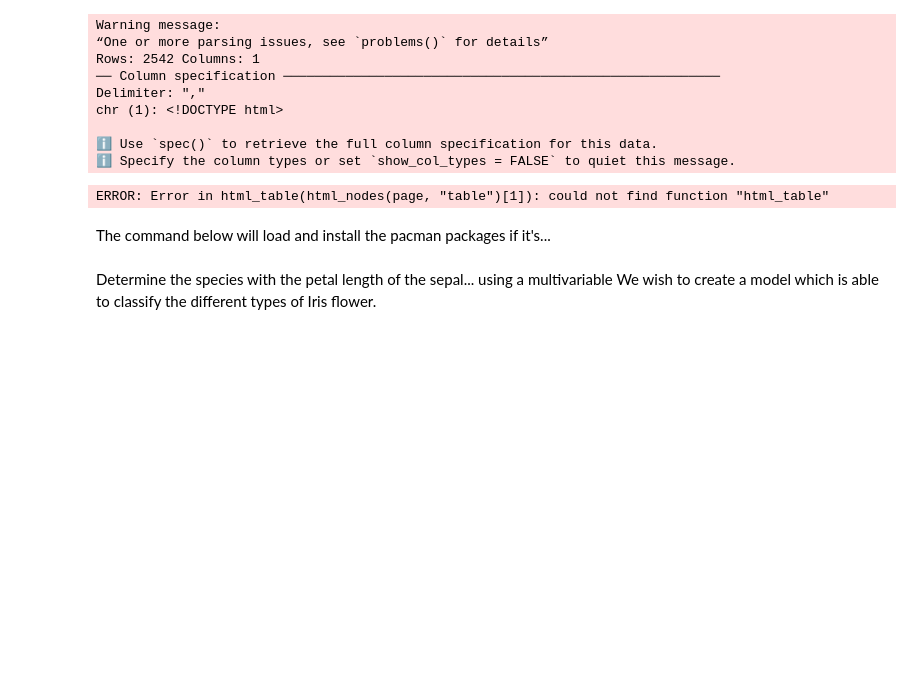
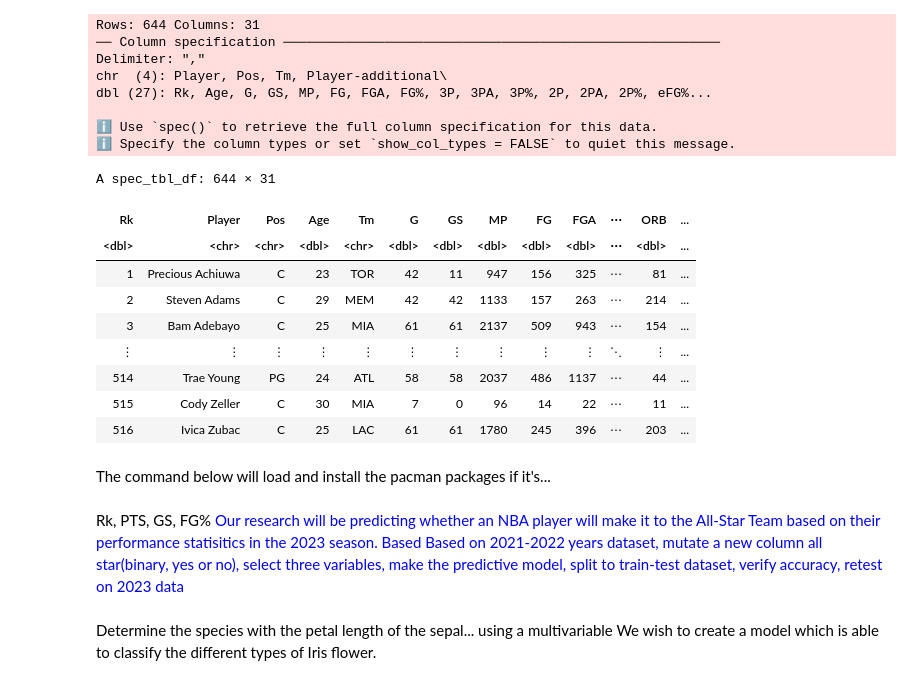
Before and after one commit to DrakenRaptor/Section006-28-Proposal, a Jupyter notebook: ProjectTrial.ipynb, the cells around one changed output. Drawn from its saved outputs; the diff is of its cells as text; code cells hidden in the pictures; blank space fills up the shorter version.

Commit message:
Added details
Added details

```diff
--- a/ProjectTrial.ipynb
+++ b/ProjectTrial.ipynb
@@ -23,22 +29,30 @@ options(repr.matrix.max.rows = 6)
 # %%
 # URL of the team statistics page for the 2021-2022 NBA season
-url <- "https://www.basketball-reference.com/leagues/NBA_2023_per_game.html"
+# url <- "https://www.basketball-reference.com/leagues/NBA_2023_per_game.html"
 
 # Load the HTML content from the URL
 # page <- read_html(url)
 
-page <- read_csv("https://www.basketball-reference.com/leagues/NBA_2023_totals.html#totals_stats")
-
-table <- html_table(html_nodes(page, "table")[1])
-table
+page <- read_csv("https://raw.githubusercontent.com/DrakenRaptor/Section006-28-Proposal/main/NBA%202022-2023(1).csv")
+page
+# table <- html_table(html_nodes(page, "table")[1])
+# table
 # %% [output]
-Warning message:
-“One or more parsing issues, see `problems()` for details”
-Rows: 2542 Columns: 1
+Rows: 644 Columns: 31
 ── Column specification ────────────────────────────────────────────────────────
 Delimiter: ","
-chr (1): <!DOCTYPE html>
+chr  (4): Player, Pos, Tm, Player-additional\
+dbl (27): Rk, Age, G, GS, MP, FG, FGA, FG%, 3P, 3PA, 3P%, 2P, 2PA, 2P%, eFG%...
 
 ℹ Use `spec()` to retrieve the full column specification for this data.
 ℹ Specify the column types or set `show_col_types = FALSE` to quiet this message.
-ERROR: Error in html_table(html_nodes(page, "table")[1]): could not find function "html_table"
+A spec_tbl_df: 644 × 31
+| Rk | Player | Pos | Age | Tm | G | GS | MP | FG | FGA | ⋯ | ORB | ... |
+| <dbl> | <chr> | <chr> | <dbl> | <chr> | <dbl> | <dbl> | <dbl> | <dbl> | <dbl> | ⋯ | <dbl> | ... |
+| 1 | Precious Achiuwa | C | 23 | TOR | 42 | 11 | 947 | 156 | 325 | ⋯ | 81 | ... |
+| 2 | Steven Adams | C | 29 | MEM | 42 | 42 | 1133 | 157 | 263 | ⋯ | 214 | ... |
+| 3 | Bam Adebayo | C | 25 | MIA | 61 | 61 | 2137 | 509 | 943 | ⋯ | 154 | ... |
+| ⋮ | ⋮ | ⋮ | ⋮ | ⋮ | ⋮ | ⋮ | ⋮ | ⋮ | ⋮ | ⋱ | ⋮ | ... |
+| 514 | Trae Young | PG | 24 | ATL | 58 | 58 | 2037 | 486 | 1137 | ⋯ | 44 | ... |
+| 515 | Cody Zeller | C | 30 | MIA | 7 | 0 | 96 | 14 | 22 | ⋯ | 11 | ... |
+| 516 | Ivica Zubac | C | 25 | LAC | 61 | 61 | 1780 | 245 | 396 | ⋯ | 203 | ... |
@@ -64,3 +67,7 @@ The command below will load and install the pacman packages if it's...
+# %% [markdown]
+Rk, PTS, GS, FG%
+<font color = "blue"> Our research will be predicting whether an NBA player will make it to the All-Star Team based on their performance statisitics in the 2023 season. Based Based on 2021-2022 years dataset, mutate a new column all star(binary, yes or no), select three variables, make the predictive model, split to train-test dataset, verify accuracy, retest on 2023 data
+</font>
 # %%
 # pairs(iris[1:4], main="Iris Data (red=setosa,green=versicolor,blue=virginica)",
 #       pch=21, bg=c("red","green3","blue")[unclass(iris$Species)])
```
Also changed, not shown: parts of 5 cells of this notebook.
